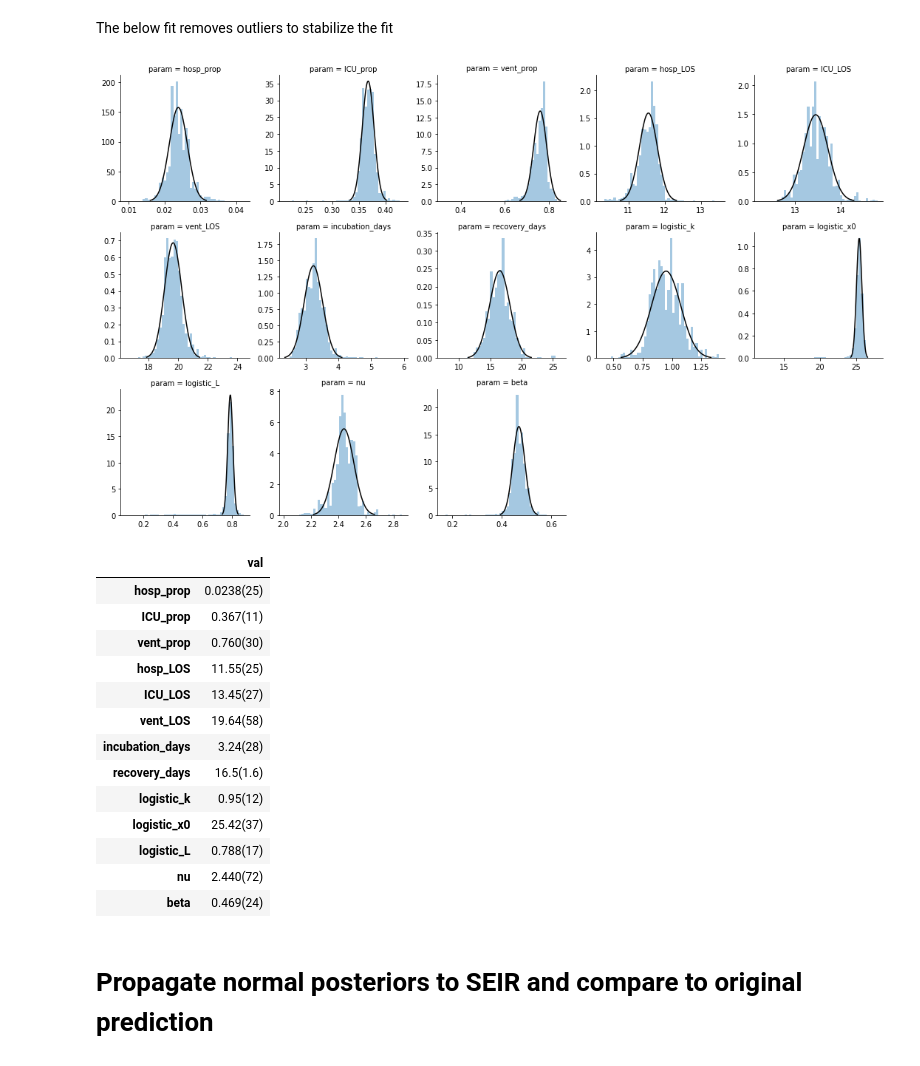
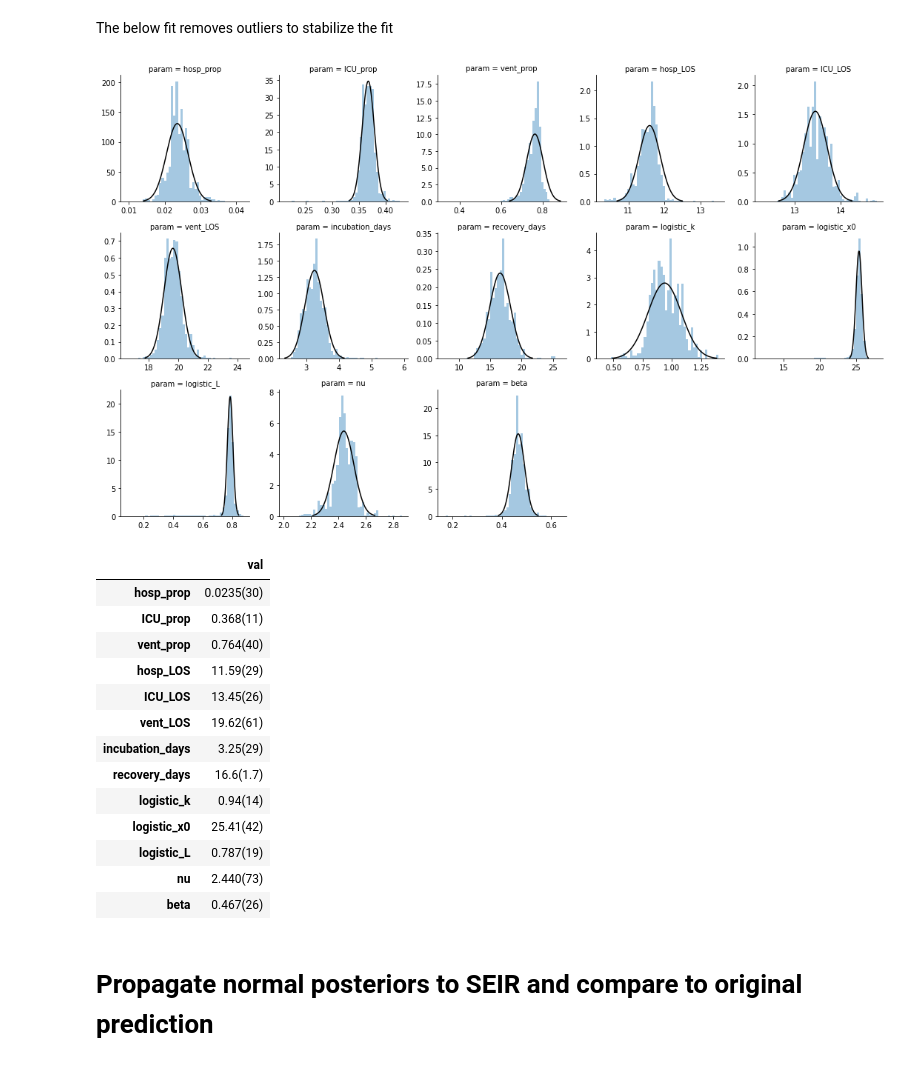
Before and after one commit to pennsignals/bayes-chime, a Jupyter notebook: notebooks/How-to-use-normal-approximations-module.ipynb, the cells around one changed output. Cells and saved outputs as stored; diff of their text form; code cells hidden in the pictures.

Commit message:
Included correlations in posterior

```diff
--- a/notebooks/How-to-use-normal-approximations-module.ipynb
+++ b/notebooks/How-to-use-normal-approximations-module.ipynb
@@ -129,38 +131,46 @@ POSTERIOR_DF = POSTERIOR_DF.drop(columns=drop_cols)
 # %% [markdown]
 The below fit removes outliers to stabilize the fit
 # %%
-thresh = 3.5  # Threshold for identifiying outliers
-POSTERIORS = {
-    col: fit_norm_dist_to_ens(POSTERIOR_DF[col].values, thresh=thresh) for col in PRIORS
-}
+keys = PRIORS.keys()
+POSTERIORS = avg_data(POSTERIOR_DF.T.loc[keys].T.values, median=True, spread=True)
+POSTERIORS = {key: val for key, val in zip(keys, POSTERIORS)}
 
 stacked = (
     POSTERIOR_DF.T.loc[PRIORS.keys()]
     .T.stack()
     .reset_index()
     .drop(columns=["level_0"])
     .rename(columns={"level_1": "param", 0: "x"})
 )
 g = FacetGrid(stacked, col="param", col_wrap=5, sharex=False, sharey=False,)
-g.map_dataframe(plot_posterior_fit, thresh=thresh)
+
+plot_dist = lambda **kwargs: distplot(
+    a=kwargs["data"].x.values, kde=False, hist_kws={"density": True}
+)
+
+g.map_dataframe(plot_dist)
+
+for ax, gv in zip(g.axes, POSTERIORS.values()):
+    plot_gv_dist(gv, ax=ax, color="black")
+
 show_plot(g)
-DataFrame(data=POSTERIORS, index=["val"]).T
+DataFrame(data=[POSTERIORS], index=["val"]).T
 # %% [output]
-[figure, old version]
+[figure, new version]
 |  | val |
-| hosp_prop | 0.0238(25) |
-| ICU_prop | 0.367(11) |
-| vent_prop | 0.760(30) |
-| hosp_LOS | 11.55(25) |
-| ICU_LOS | 13.45(27) |
-| vent_LOS | 19.64(58) |
-| incubation_days | 3.24(28) |
-| recovery_days | 16.5(1.6) |
-| logistic_k | 0.95(12) |
-| logistic_x0 | 25.42(37) |
-| logistic_L | 0.788(17) |
-| nu | 2.440(72) |
-| beta | 0.469(24) |
+| hosp_prop | 0.0235(30) |
+| ICU_prop | 0.368(11) |
+| vent_prop | 0.764(40) |
+| hosp_LOS | 11.59(29) |
+| ICU_LOS | 13.45(26) |
+| vent_LOS | 19.62(61) |
+| incubation_days | 3.25(29) |
+| recovery_days | 16.6(1.7) |
+| logistic_k | 0.94(14) |
+| logistic_x0 | 25.41(42) |
+| logistic_L | 0.787(19) |
+| nu | 2.440(73) |
+| beta | 0.467(26) |
 # %% [markdown]
 # Propagate normal posteriors to SEIR and compare to original prediction
 # %% [markdown]
```
Also changed, not shown: parts of 5 cells of this notebook.
